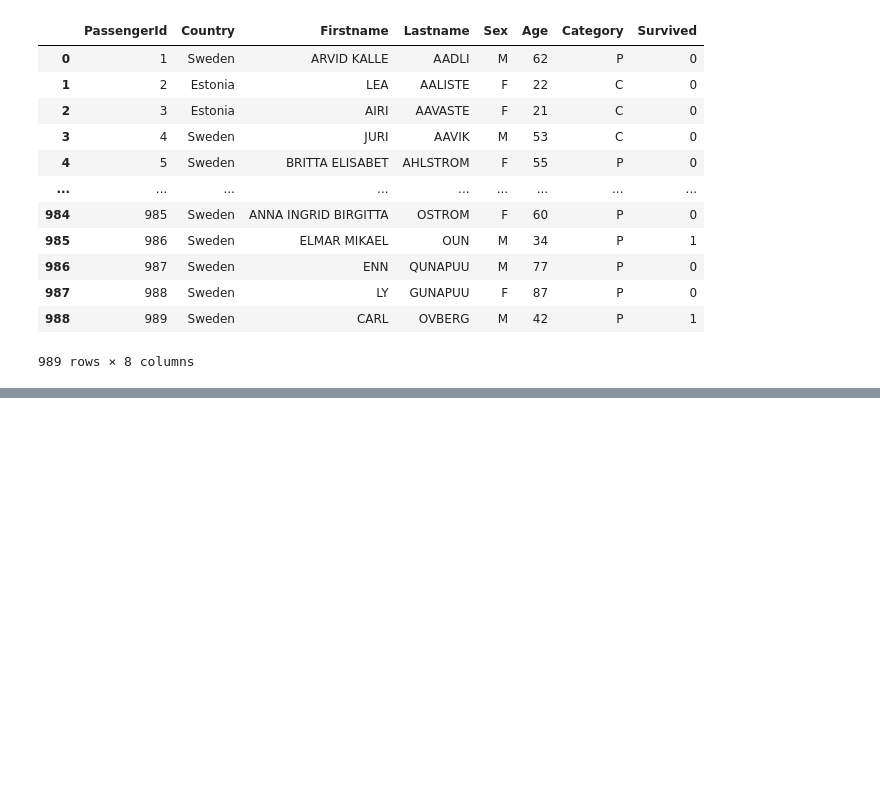
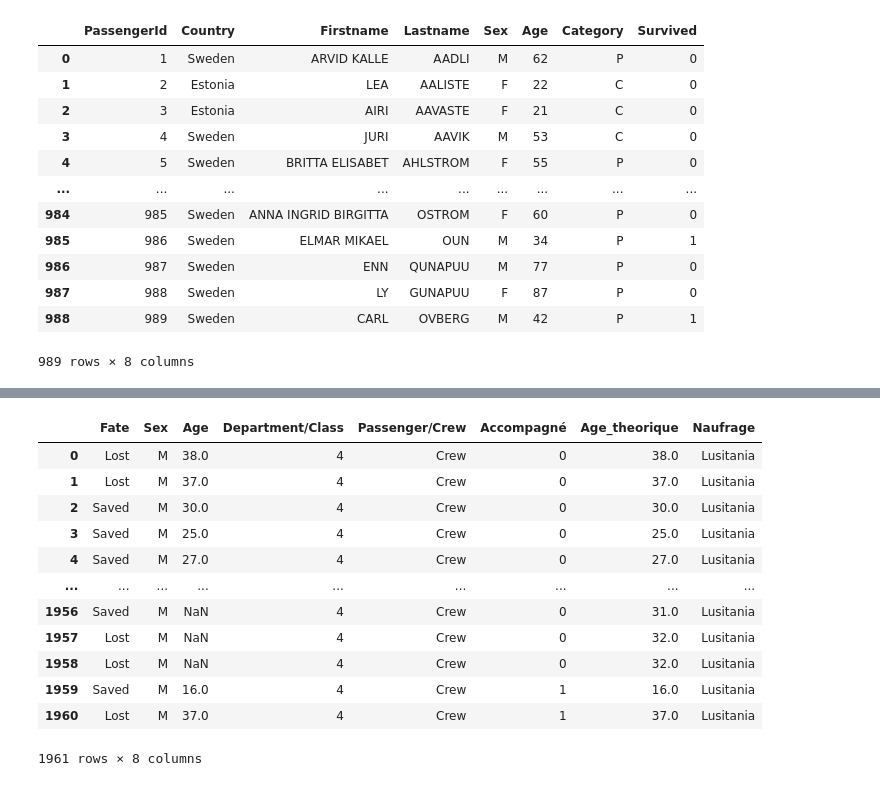
Before and after one commit to dariusbengo/Prediction-de-survie-aux-naufrages, a Jupyter notebook: Prediction_survie_aux_naufrages.ipynb, the cells around one changed output, grey strips where cells are left out. Cells and saved outputs as stored; diff of their text form; code cells hidden in the pictures; blank space fills up the shorter version.

```diff
--- a/Prediction_survie_aux_naufrages.ipynb
+++ b/Prediction_survie_aux_naufrages.ipynb
@@ -112,0 +215,4 @@ mettre les sexes sur le meme label
+# %%
+lusitania1=lusitania[["Fate","Sex","Age","Department/Class","Passenger/Crew"]]
+lusitania1.loc[lusitania1["Sex"] == "Male", "Sex"] = "M"
+lusitania1.loc[lusitania1["Sex"] == "Female", "Sex"] = "F"
@@ -112,0 +262,19 @@ mettre les sexes sur le meme label
+# %%
+
+lusitania1["Accompagné"]=lusitania["Traveling Companions and other notes"].notna().astype(int)
+
+#dictionnaire pour définir les nouvelles classes
+Classes = {
+    "Saloon": "1", #1ere classe
+    "Deck": "1",
+    "Second": "2", #2nde classe
+    "Third": "3", #3eme classe
+    "Stowaway": "3",
+    "Third (Distressed British Seaman)": "3",
+    "Band": "4", #employés de navire
+    "Engineering": "4",
+    "Victualling": "4"}
+
+lusitania1["Department/Class"] = (lusitania1["Department/Class"].replace(Classes))
+
+lusitania1
@@ -112,0 +307,7 @@ mettre les sexes sur le meme label
+# %%
+
+
+age_groupe_median_2 = (lusitania1.groupby(["Fate","Sex", "Department/Class","Passenger/Crew","Accompagné"])["Age"].transform("median"))
+
+lusitania1["Age_theorique"] = lusitania1["Age"].fillna(age_groupe_median_2)
+lusitania1
@@ -112,0 +335,2 @@ mettre les sexes sur le meme label
+# %%
+lusitania1["Naufrage"]="Lusitania"
@@ -112,0 +411,17 @@ mettre les sexes sur le meme label
+# %%
+lusitania_clean=lusitania1.copy()
+lusitania_clean
+# %% [output]
+|  | Fate | Sex | Age | Department/Class | Passenger/Crew | Accompagné | Age_theorique | Naufrage |
+| 0 | Lost | M | 38.0 | 4 | Crew | 0 | 38.0 | Lusitania |
+| 1 | Lost | M | 37.0 | 4 | Crew | 0 | 37.0 | Lusitania |
+| 2 | Saved | M | 30.0 | 4 | Crew | 0 | 30.0 | Lusitania |
+| 3 | Saved | M | 25.0 | 4 | Crew | 0 | 25.0 | Lusitania |
+| 4 | Saved | M | 27.0 | 4 | Crew | 0 | 27.0 | Lusitania |
+| ... | ... | ... | ... | ... | ... | ... | ... | ... |
+| 1956 | Saved | M | NaN | 4 | Crew | 0 | 31.0 | Lusitania |
+| 1957 | Lost | M | NaN | 4 | Crew | 0 | 32.0 | Lusitania |
+| 1958 | Lost | M | NaN | 4 | Crew | 0 | 32.0 | Lusitania |
+| 1959 | Saved | M | 16.0 | 4 | Crew | 1 | 16.0 | Lusitania |
+| 1960 | Lost | M | 37.0 | 4 | Crew | 1 | 37.0 | Lusitania |
+1961 rows × 8 columns
```
Also changed, not shown: parts of 44 cells of this notebook, 4 other files.
